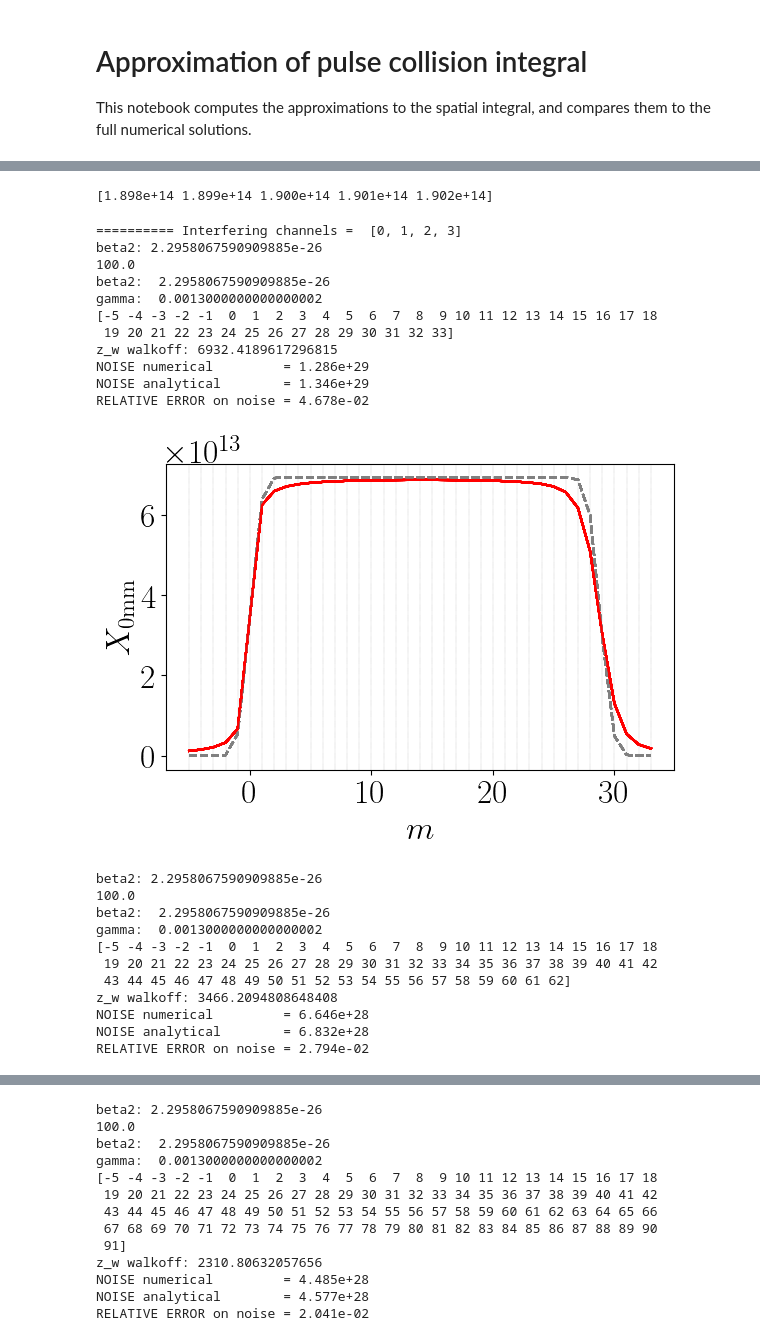
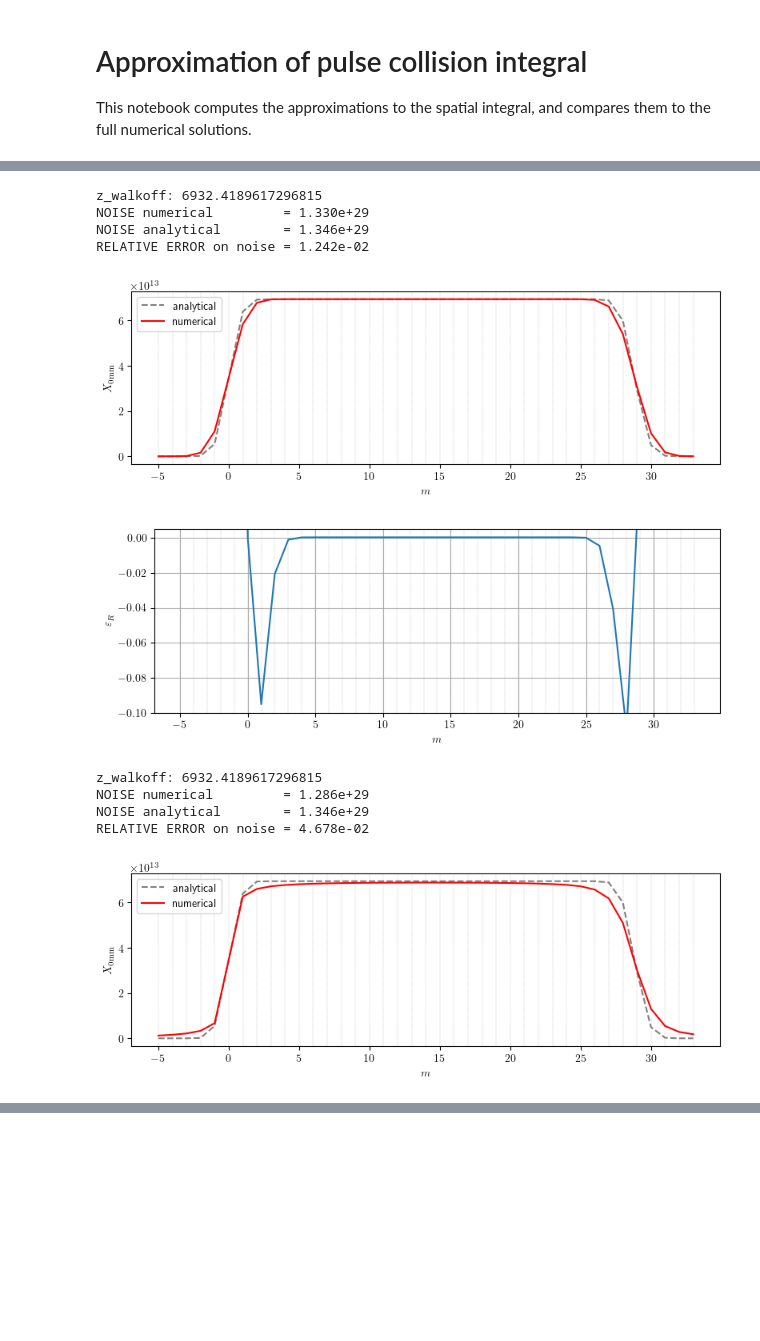
Before and after one commit to geeanlooca/PyNLIN, a Jupyter notebook: scripts/fmf.ipynb, the cells around one changed output, grey strips where cells are left out. Cells and saved outputs as stored; diff of their text form; code cells hidden in the pictures; blank space fills up the shorter version.

```diff
--- a/scripts/fmf.ipynb
+++ b/scripts/fmf.ipynb
@@ -13,6 +11,7 @@ Current working directory: /home/lorenzi/PyNLIN/scripts
 # %%
 from space_integrals_general import *
 from time_integrals import do_time_integrals
+import matplotlib.pyplot as plt
 
 %matplotlib inline
 
@@ -23,7 +22,10 @@ data = json.load(f)
 # we use a setup of a low populated WDM grid:
 # just a few (<10) channels in the beginning of the grid
 num_channels = data["num_channels"]
-length = 1e3 * 200
+length = data["fiber_length"][0]
+
+# write the results file in ../results/general_results.h5 with the correct time integrals
+# the file contains, for each interferent channel, the values (z, m, I) of the z
+# channel of interest is set to channel 0, and interferent channel index start from 0 for simplicity
 do_time_integrals(length, pulse_shape="Gaussian")
-compare_interferent(interfering_channels=[0, 1, 2, 3])
 # %% [output]
@@ -85,29 +33,20 @@ RELATIVE ERROR on noise = 3.033e-03
+# %%
+# read the tme integral file and compute the (simple) analytical approximation
+plt.rcParams['figure.figsize'] = [8, 3]
+compare_interferent(interfering_channels=[0])
+# %% [output]
+z_walkoff: 6932.4189617296815
+NOISE numerical         = 1.330e+29
+NOISE analytical        = 1.346e+29
+RELATIVE ERROR on noise = 1.242e-02
+[figure, added]
+[figure, added]
 # %%
-length = 1e3 * 200
 do_time_integrals(length, pulse_shape="Nyquist")
-compare_interferent(interfering_channels=[0, 1, 2, 3])
+compare_interferent(interfering_channels=[0])
 # %% [output]
-[1.898e+14 1.899e+14 1.900e+14 1.901e+14 1.902e+14]
+z_walkoff: 6932.4189617296815
+NOISE numerical         = 1.286e+29
+NOISE analytical        = 1.346e+29
+RELATIVE ERROR on noise = 4.678e-02
-========== Interfering channels =  [0, 1, 2, 3]
-beta2: 2.2958067590909885e-26
-100.0
-beta2:  2.2958067590909885e-26
-gamma:  0.0013000000000000002
-[-5 -4 -3 -2 -1  0  1  2  3  4  5  6  7  8  9 10 11 12 13 14 15 16 17 18
- 19 20 21 22 23 24 25 26 27 28 29 30 31 32 33]
-z_w walkoff: 6932.4189617296815
-NOISE numerical         = 1.286e+29
-NOISE analytical        = 1.346e+29
-RELATIVE ERROR on noise = 4.678e-02
-[figure, old version]
+[figure, new version]
-beta2: 2.2958067590909885e-26
-100.0
-beta2:  2.2958067590909885e-26
-gamma:  0.0013000000000000002
-[-5 -4 -3 -2 -1  0  1  2  3  4  5  6  7  8  9 10 11 12 13 14 15 16 17 18
- 19 20 21 22 23 24 25 26 27 28 29 30 31 32 33 34 35 36 37 38 39 40 41 42
- 43 44 45 46 47 48 49 50 51 52 53 54 55 56 57 58 59 60 61 62]
-z_w walkoff: 3466.2094808648408
-NOISE numerical         = 6.646e+28
-NOISE analytical        = 6.832e+28
-RELATIVE ERROR on noise = 2.794e-02
@@ -115,13 +53,0 @@ RELATIVE ERROR on noise = 2.794e-02
-beta2: 2.2958067590909885e-26
-100.0
-beta2:  2.2958067590909885e-26
-gamma:  0.0013000000000000002
-[-5 -4 -3 -2 -1  0  1  2  3  4  5  6  7  8  9 10 11 12 13 14 15 16 17 18
- 19 20 21 22 23 24 25 26 27 28 29 30 31 32 33 34 35 36 37 38 39 40 41 42
- 43 44 45 46 47 48 49 50 51 52 53 54 55 56 57 58 59 60 61 62 63 64 65 66
- 67 68 69 70 71 72 73 74 75 76 77 78 79 80 81 82 83 84 85 86 87 88 89 90
- 91]
-z_w walkoff: 2310.80632057656
-NOISE numerical         = 4.485e+28
-NOISE analytical        = 4.577e+28
-RELATIVE ERROR on noise = 2.041e-02
```
Also changed, not shown: parts of 4 cells of this notebook, 4 other files.
